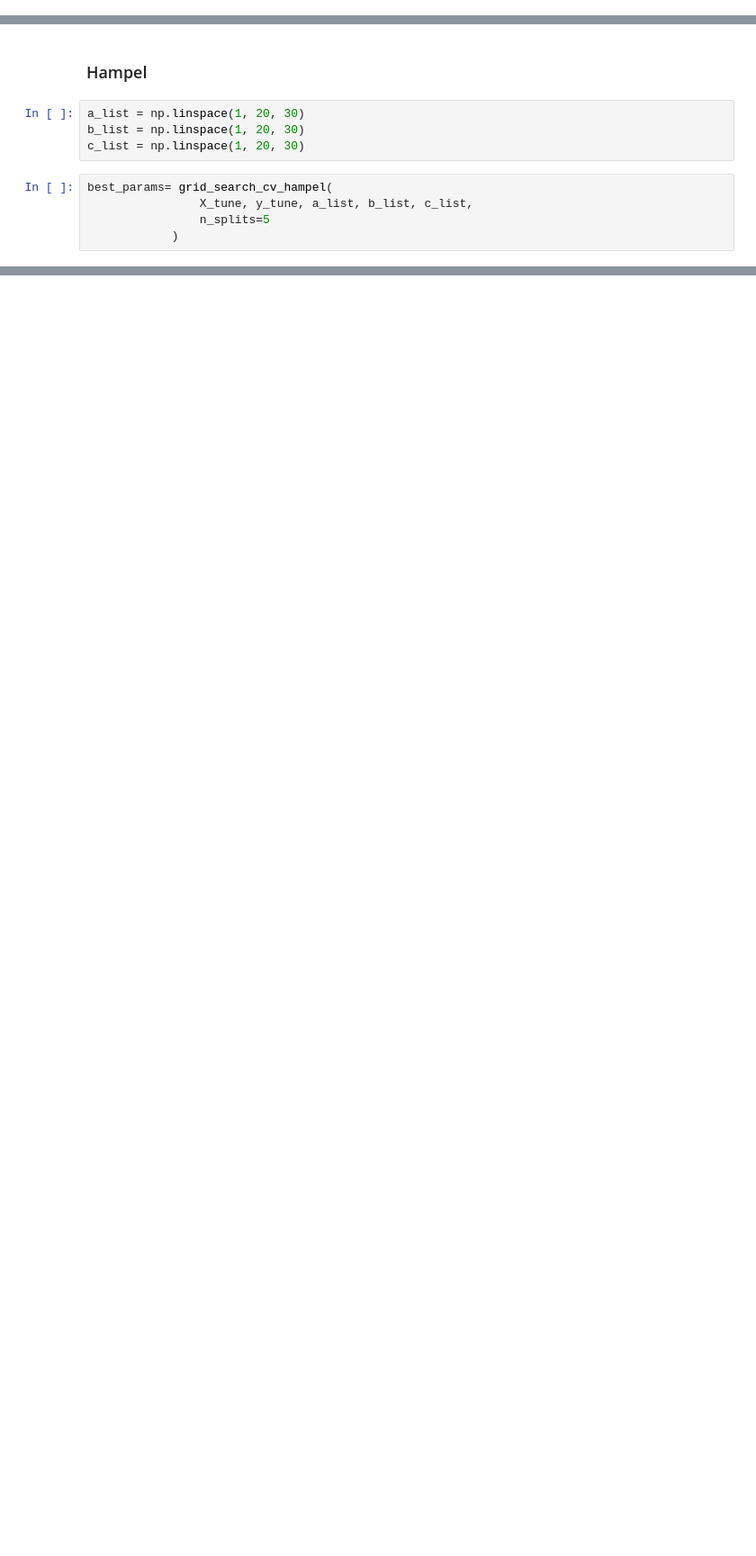
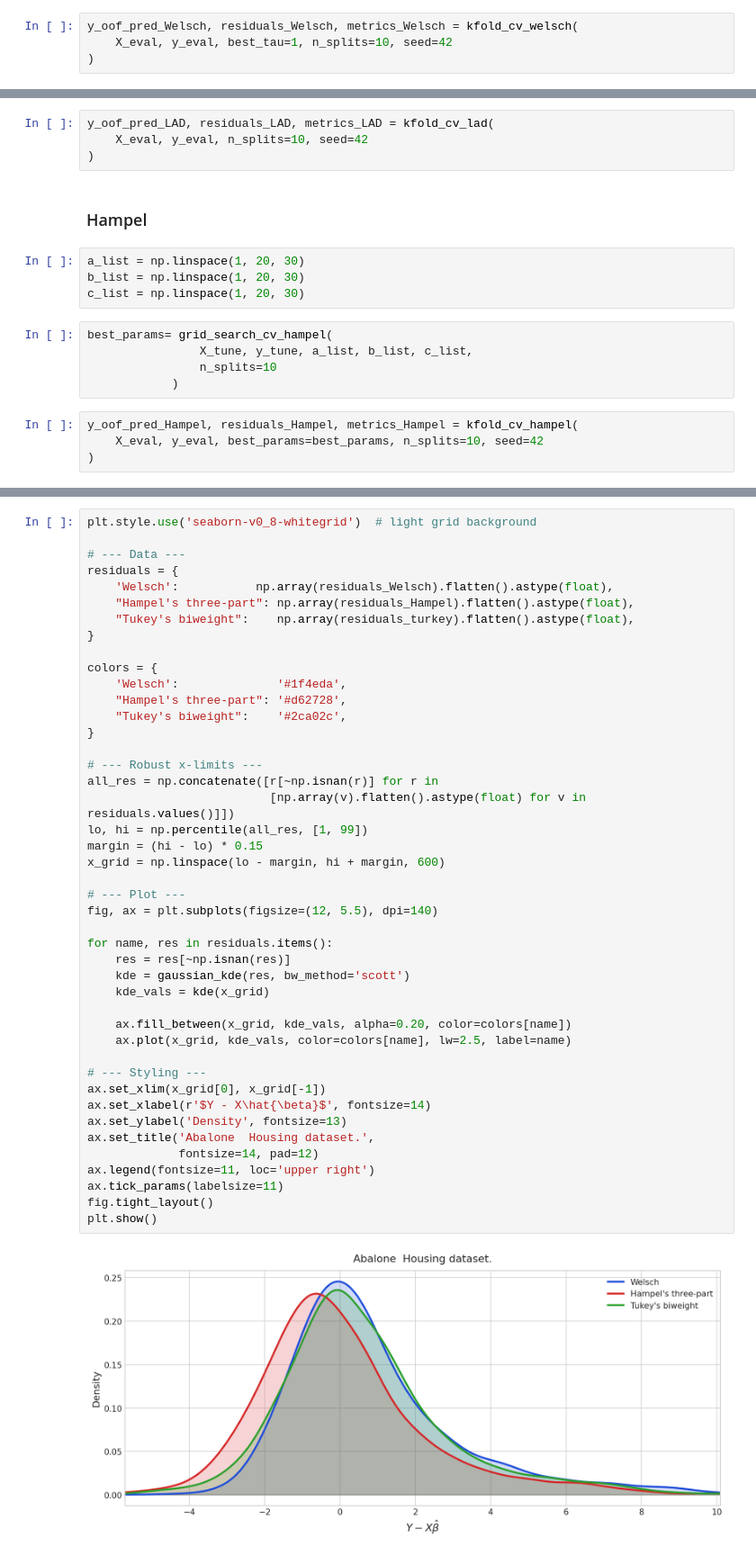
Before and after one commit to ilyeshammouda/Robust-Regression-under-Adversarial-Contamination-Theory-and-Algorithms-for-the-Welsch-Estimator, a Jupyter notebook: Experiments/exps.ipynb, the cells around one changed output, grey strips where cells are left out. Shown at 90% size. Drawn from its saved outputs; the diff is of its cells as text; blank space fills up the shorter version.

```diff
--- a/Experiments/exps.ipynb
+++ b/Experiments/exps.ipynb
@@ -959,0 +995,4 @@ X_eval, y_eval = X[idx_eval], y[idx_eval]
+# %%
+y_oof_pred_Welsch, residuals_Welsch, metrics_Welsch = kfold_cv_welsch(
+    X_eval, y_eval, best_tau=1, n_splits=10, seed=42
+)
@@ -960,3 +1001,7 @@ X_eval, y_eval = X[idx_eval], y[idx_eval]
+# %%
+y_oof_pred_LAD, residuals_LAD, metrics_LAD = kfold_cv_lad(
+    X_eval, y_eval, n_splits=10, seed=42
+)
 # %% [markdown]
 ### Hampel
 # %%
@@ -966,5 +1011,9 @@ c_list = np.linspace(1, 20, 30)
 # %%
 best_params= grid_search_cv_hampel(
                 X_tune, y_tune, a_list, b_list, c_list,
-                n_splits=5
+                n_splits=10
             )
+# %%
+y_oof_pred_Hampel, residuals_Hampel, metrics_Hampel = kfold_cv_hampel(
+    X_eval, y_eval, best_params=best_params, n_splits=10, seed=42
+)
@@ -970,0 +1134,46 @@ best_params= grid_search_cv_hampel(
+# %%
+plt.style.use('seaborn-v0_8-whitegrid')  # light grid background
+
+# --- Data ---
+residuals = {
+    'Welsch':           np.array(residuals_Welsch).flatten().astype(float),
+    "Hampel's three-part": np.array(residuals_Hampel).flatten().astype(float),
+    "Tukey's biweight":    np.array(residuals_turkey).flatten().astype(float),
+}
+
+colors = {
+    'Welsch':              '#1f4eda',
+    "Hampel's three-part": '#d62728',
+    "Tukey's biweight":    '#2ca02c',
+}
+
+# --- Robust x-limits ---
+all_res = np.concatenate([r[~np.isnan(r)] for r in
+                          [np.array(v).flatten().astype(float) for v in residuals.values()]])
+lo, hi = np.percentile(all_res, [1, 99])
+margin = (hi - lo) * 0.15
+x_grid = np.linspace(lo - margin, hi + margin, 600)
+
+# --- Plot ---
+fig, ax = plt.subplots(figsize=(12, 5.5), dpi=140)
+
+for name, res in residuals.items():
+    res = res[~np.isnan(res)]
+    kde = gaussian_kde(res, bw_method='scott')
+    kde_vals = kde(x_grid)
+
+    ax.fill_between(x_grid, kde_vals, alpha=0.20, color=colors[name])
+    ax.plot(x_grid, kde_vals, color=colors[name], lw=2.5, label=name)
+
+# --- Styling ---
+ax.set_xlim(x_grid[0], x_grid[-1])
+ax.set_xlabel(r'$Y - X\hat{\beta}$', fontsize=14)
+ax.set_ylabel('Density', fontsize=13)
+ax.set_title('Abalone  Housing dataset.',
+             fontsize=14, pad=12)
+ax.legend(fontsize=11, loc='upper right')
+ax.tick_params(labelsize=11)
+fig.tight_layout()
+plt.show()
+# %% [output]
+[figure, added]
```
Also changed, not shown: parts of 35 cells of this notebook, 3 other files.
